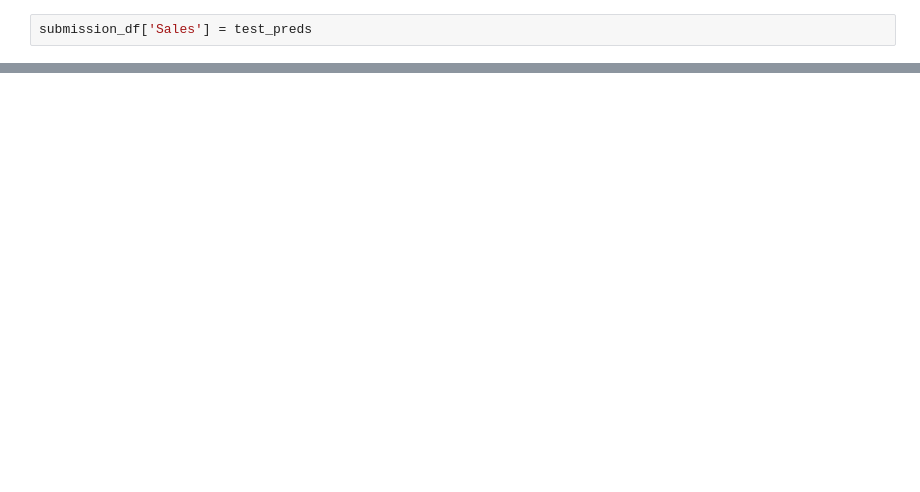
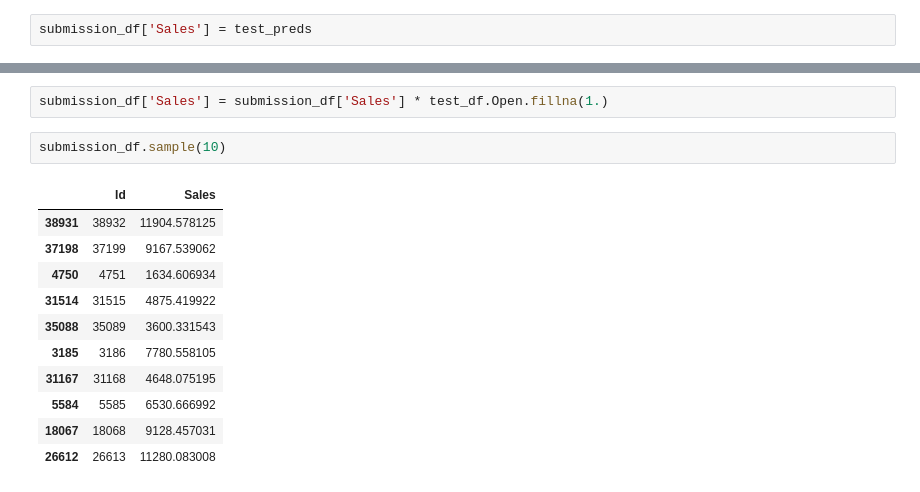
Before and after one commit to ayushzoc/rossmanstoresales, a Jupyter notebook: rossmanstoresalescomp.ipynb, the cells around one changed output, grey strips where cells are left out. Cells and saved outputs as stored; diff of their text form; blank space fills up the shorter version.

Commit message:
Submission Sample

```diff
--- a/rossmanstoresalescomp.ipynb
+++ b/rossmanstoresalescomp.ipynb
@@ -886,0 +893,16 @@ submission_df
+# %%
+submission_df['Sales'] = submission_df['Sales'] * test_df.Open.fillna(1.)
+# %%
+submission_df.sample(10)
+# %% [output]
+|  | Id | Sales |
+| 38931 | 38932 | 11904.578125 |
+| 37198 | 37199 | 9167.539062 |
+| 4750 | 4751 | 1634.606934 |
+| 31514 | 31515 | 4875.419922 |
+| 35088 | 35089 | 3600.331543 |
+| 3185 | 3186 | 7780.558105 |
+| 31167 | 31168 | 4648.075195 |
+| 5584 | 5585 | 6530.666992 |
+| 18067 | 18068 | 9128.457031 |
+| 26612 | 26613 | 11280.083008 |
```
Also changed, not shown: parts of 6 cells of this notebook.
